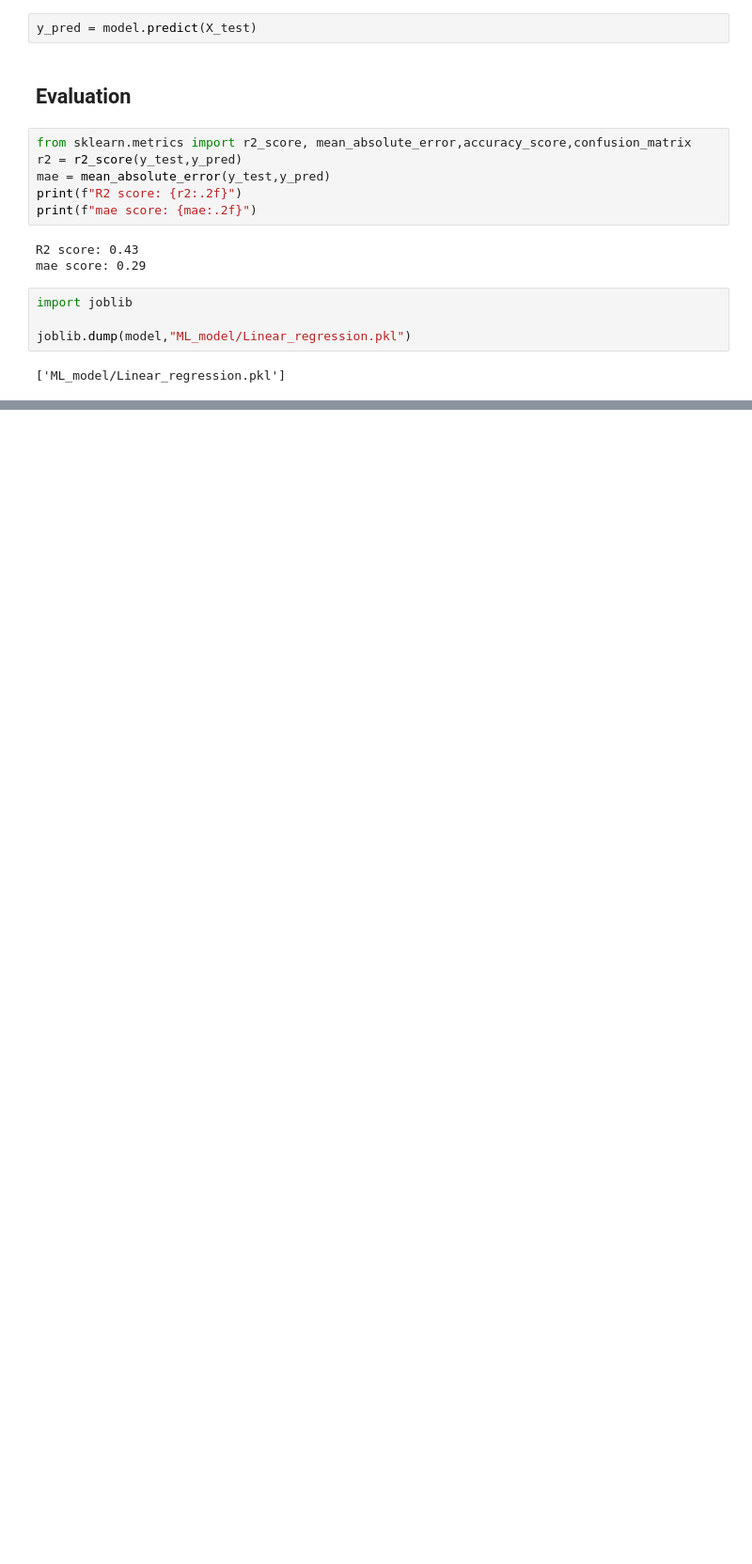
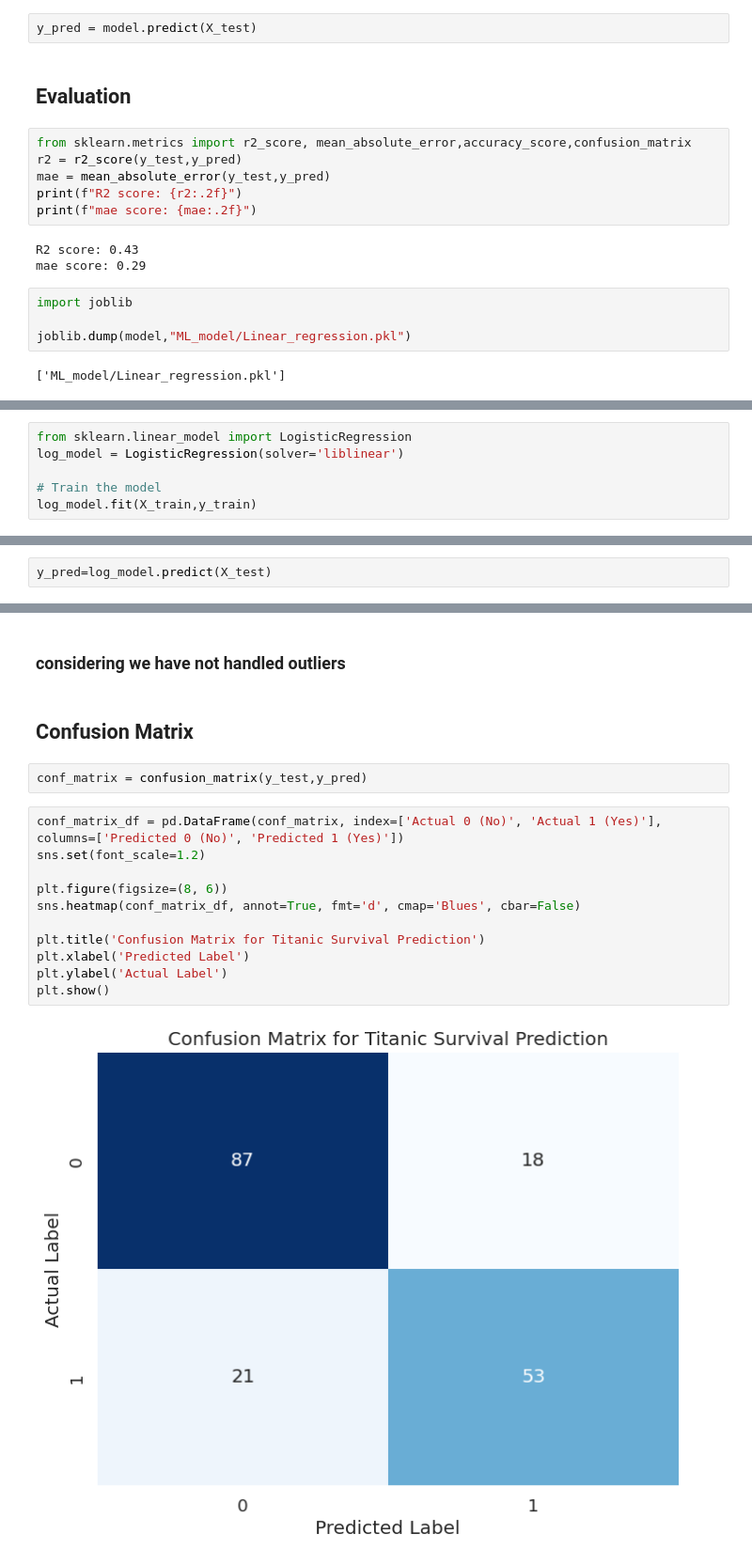
Before and after one commit to Krish-Om/365DaysOfML-repo, a Jupyter notebook: first_data_analysis_project/main.ipynb, the cells around one changed output, grey strips where cells are left out. Shown at 94% size. Cells and saved outputs as stored; diff of their text form; blank space fills up the shorter version.

Commit message:
Day 10: Logistic regression model, accuracy, metrics, and confusion matrix Wed Aug  6 10:09:42 PM +0545 2025

```diff
--- a/first_data_analysis_project/main.ipynb
+++ b/first_data_analysis_project/main.ipynb
@@ -353,0 +371,6 @@ joblib.dump(model,"ML_model/Linear_regression.pkl")
+# %%
+from sklearn.linear_model import LogisticRegression
+log_model = LogisticRegression(solver='liblinear')
+
+# Train the model
+log_model.fit(X_train,y_train)
@@ -353,0 +381,2 @@ joblib.dump(model,"ML_model/Linear_regression.pkl")
+# %%
+y_pred=log_model.predict(X_test)
@@ -353,0 +396,19 @@ joblib.dump(model,"ML_model/Linear_regression.pkl")
+# %% [markdown]
+### considering we have not handled outliers
+# %% [markdown]
+## Confusion Matrix
+# %%
+conf_matrix = confusion_matrix(y_test,y_pred)
+# %%
+conf_matrix_df = pd.DataFrame(conf_matrix, index=['Actual 0 (No)', 'Actual 1 (Yes)'], columns=['Predicted 0 (No)', 'Predicted 1 (Yes)'])
+sns.set(font_scale=1.2)
+
+plt.figure(figsize=(8, 6))
+sns.heatmap(conf_matrix_df, annot=True, fmt='d', cmap='Blues', cbar=False)
+
+plt.title('Confusion Matrix for Titanic Survival Prediction')
+plt.xlabel('Predicted Label')
+plt.ylabel('Actual Label')
+plt.show()
+# %% [output]
+[figure, added]
```
Also changed, not shown: parts of 13 cells of this notebook, 1 other file.
